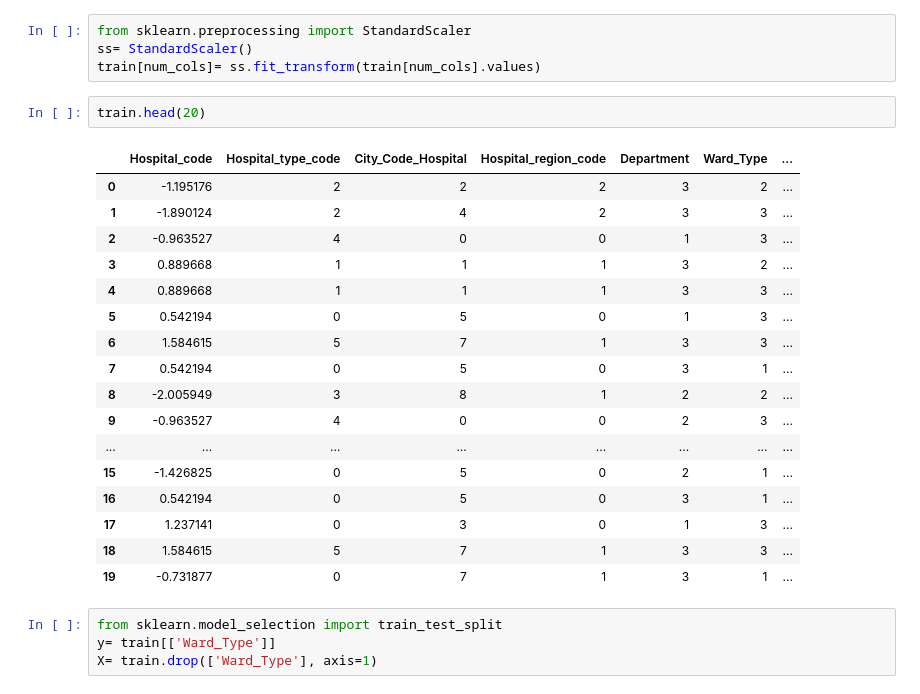
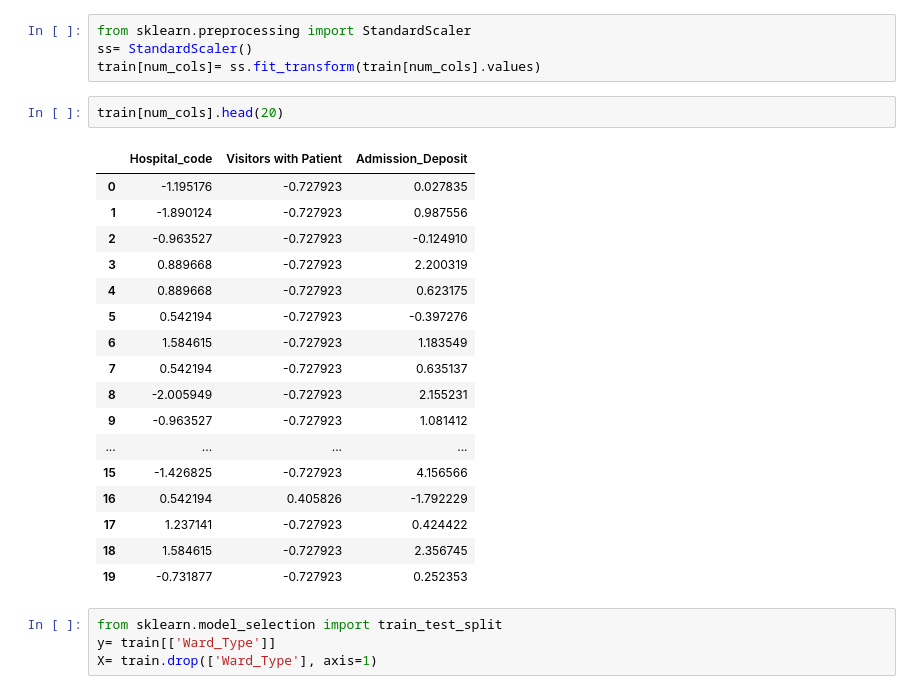
Before and after one commit to subhadeep-123/Hospital, a Jupyter notebook: hospital ward allocation.ipynb, the cells around one changed output. Drawn from its saved outputs; the diff is of its cells as text.

```diff
--- a/hospital ward allocation.ipynb
+++ b/hospital ward allocation.ipynb
@@ -209,25 +259,25 @@ from sklearn.preprocessing import StandardScaler
 ss= StandardScaler()
 train[num_cols]= ss.fit_transform(train[num_cols].values)
 # %%
-train.head(20)
+train[num_cols].head(20)
 # %% [output]
-|  | Hospital_code | Hospital_type_code | City_Code_Hospital | Hospital_region_code | Department | Ward_Type | ... |
-| 0 | -1.195176 | 2 | 2 | 2 | 3 | 2 | ... |
-| 1 | -1.890124 | 2 | 4 | 2 | 3 | 3 | ... |
-| 2 | -0.963527 | 4 | 0 | 0 | 1 | 3 | ... |
-| 3 | 0.889668 | 1 | 1 | 1 | 3 | 2 | ... |
-| 4 | 0.889668 | 1 | 1 | 1 | 3 | 3 | ... |
-| 5 | 0.542194 | 0 | 5 | 0 | 1 | 3 | ... |
-| 6 | 1.584615 | 5 | 7 | 1 | 3 | 3 | ... |
-| 7 | 0.542194 | 0 | 5 | 0 | 3 | 1 | ... |
-| 8 | -2.005949 | 3 | 8 | 1 | 2 | 2 | ... |
-| 9 | -0.963527 | 4 | 0 | 0 | 2 | 3 | ... |
-| ... | ... | ... | ... | ... | ... | ... | ... |
-| 15 | -1.426825 | 0 | 5 | 0 | 2 | 1 | ... |
-| 16 | 0.542194 | 0 | 5 | 0 | 3 | 1 | ... |
-| 17 | 1.237141 | 0 | 3 | 0 | 1 | 3 | ... |
-| 18 | 1.584615 | 5 | 7 | 1 | 3 | 3 | ... |
-| 19 | -0.731877 | 0 | 7 | 1 | 3 | 1 | ... |
+|  | Hospital_code | Visitors with Patient | Admission_Deposit |
+| 0 | -1.195176 | -0.727923 | 0.027835 |
+| 1 | -1.890124 | -0.727923 | 0.987556 |
+| 2 | -0.963527 | -0.727923 | -0.124910 |
+| 3 | 0.889668 | -0.727923 | 2.200319 |
+| 4 | 0.889668 | -0.727923 | 0.623175 |
+| 5 | 0.542194 | -0.727923 | -0.397276 |
+| 6 | 1.584615 | -0.727923 | 1.183549 |
+| 7 | 0.542194 | -0.727923 | 0.635137 |
+| 8 | -2.005949 | -0.727923 | 2.155231 |
+| 9 | -0.963527 | -0.727923 | 1.081412 |
+| ... | ... | ... | ... |
+| 15 | -1.426825 | -0.727923 | 4.156566 |
+| 16 | 0.542194 | 0.405826 | -1.792229 |
+| 17 | 1.237141 | -0.727923 | 0.424422 |
+| 18 | 1.584615 | -0.727923 | 2.356745 |
+| 19 | -0.731877 | -0.727923 | 0.252353 |
 # %%
 from sklearn.model_selection import train_test_split
 y= train[['Ward_Type']]
```
Also changed, not shown: parts of 19 cells of this notebook.
